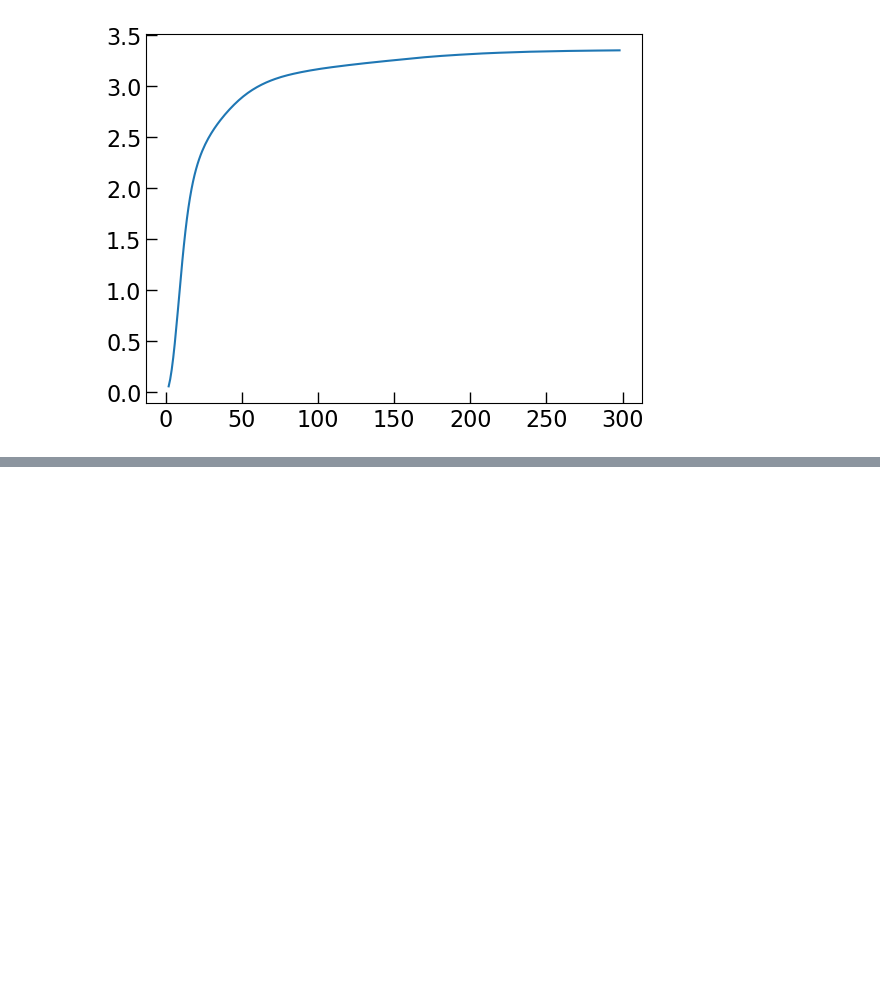
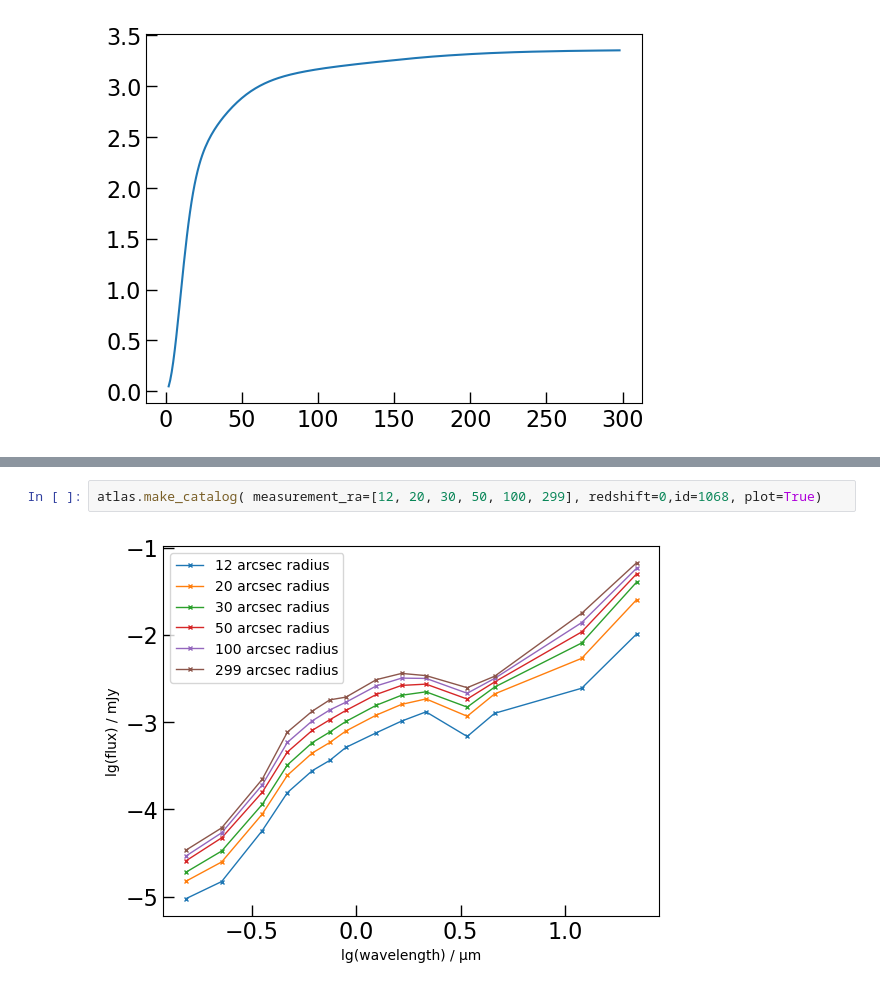
Before and after one commit to jyshangguan/pixsed, a Jupyter notebook: pixsed/demo_NGC1068_multibands.ipynb, the cells around one changed output, grey strips where cells are left out. Cells and saved outputs as stored; diff of their text form; blank space fills up the shorter version.

Commit message:
Add 'make catalog'. Fix some bugs.

```diff
--- a/pixsed/demo_NGC1068_multibands.ipynb
+++ b/pixsed/demo_NGC1068_multibands.ipynb
@@ -91,0 +104,4 @@ plt.plot(x, e)
+# %%
+atlas.make_catalog( measurement_ra=[12, 20, 30, 50, 100, 299], redshift=0,id=1068, plot=True)
+# %% [output]
+[figure, added]
```
Also changed, not shown: parts of 5 cells of this notebook, 1 other file.
